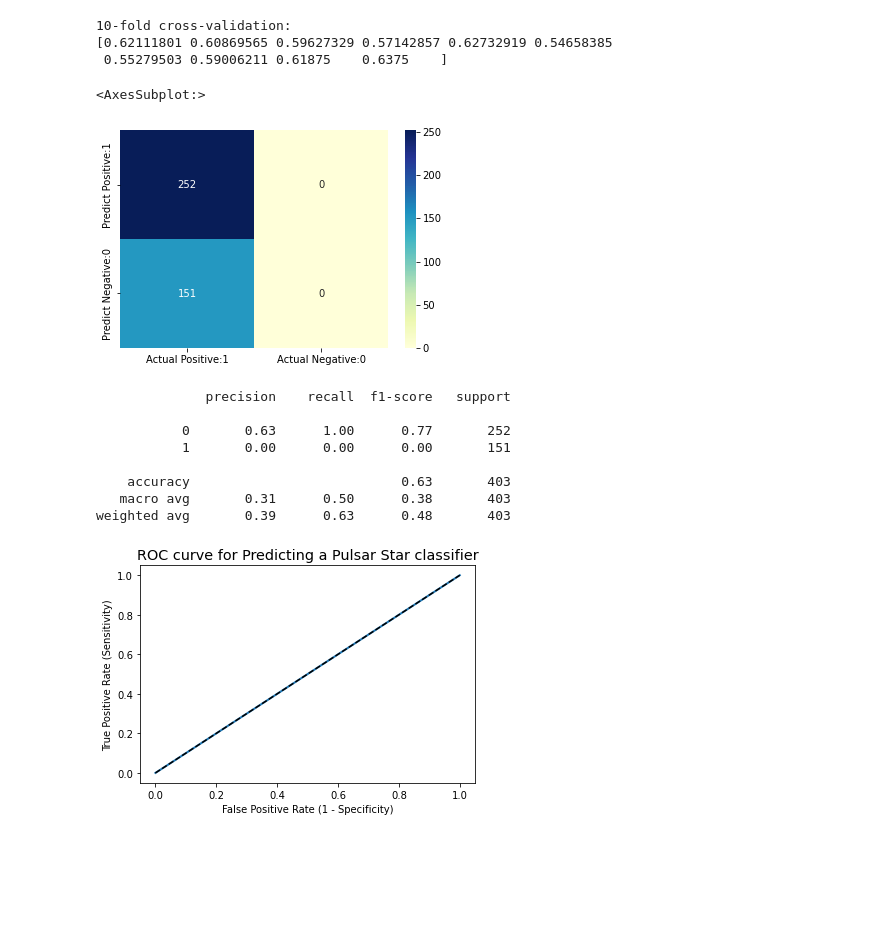
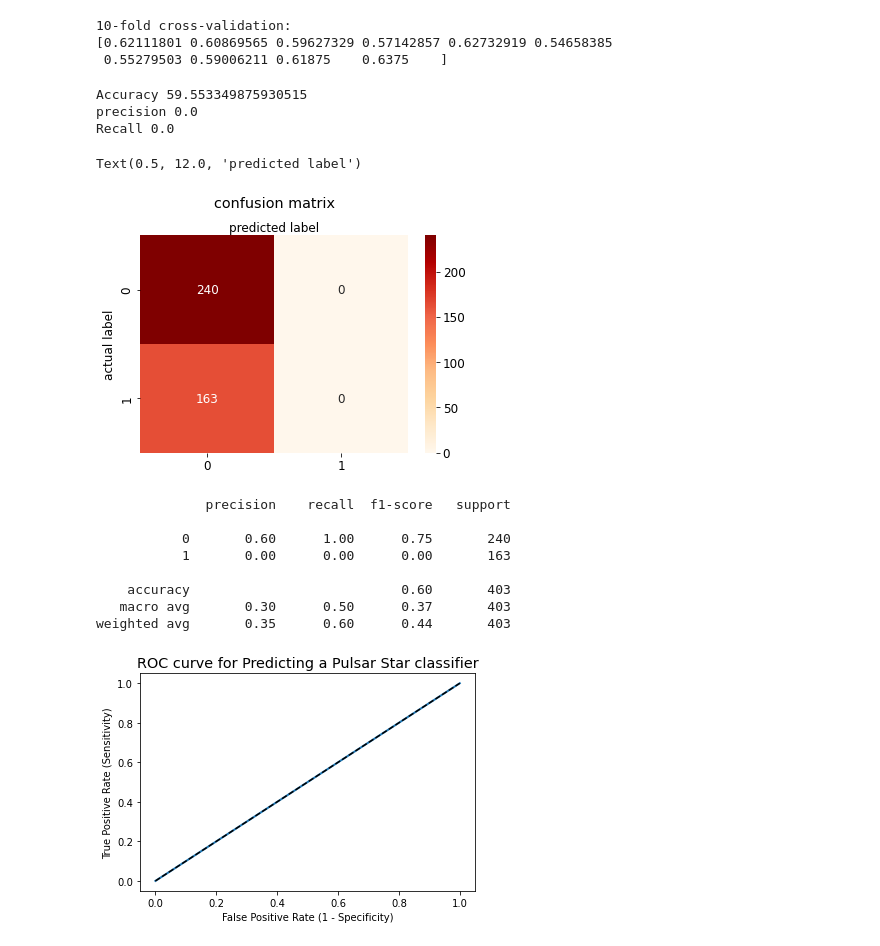
Before and after one commit to Hessah-Aljohaimy/AI-Project, a Jupyter notebook: AI_Project.ipynb, the cells around one changed output. Saved outputs shown, nothing was run; the diff lists cells and outputs as text; code cells hidden in the pictures; blank space fills up the shorter version.

```diff
--- a/AI_Project.ipynb
+++ b/AI_Project.ipynb
@@ -696,7 +696,7 @@ from sklearn.metrics import accuracy_score
 
 model_svm = svm.SVC(kernel='linear', C=1, probability=True).fit(X_train,y_train)
 print("SVM accuracy: %.2f"%model_svm.score(X_test, y_test))
-
+y_pred=model_svm.predict(X_test)
 results = cross_val_score(model_svm, X_train, y_train, cv=kfold, scoring='accuracy')
 # %% [output]
 SVM accuracy: 0.60
@@ -714,29 +714,53 @@ print(results_svm)
 10-fold cross-validation:
 [0.62111801 0.60869565 0.59627329 0.57142857 0.62732919 0.54658385
  0.55279503 0.59006211 0.61875    0.6375    ]
-# %%
-# visualize confusion matrix with seaborn heatmap
-
-cm_matrix = pd.DataFrame(data=cm, columns=['Actual Positive:1', 'Actual Negative:0'],
-                                 index=['Predict Positive:1', 'Predict Negative:0'])
-
-sns.heatmap(cm_matrix, annot=True, fmt='d', cmap='YlGnBu')
-# %% [output]
-<AxesSubplot:>
-[figure, removed]
+# %%
+import seaborn as sns
+from sklearn import metrics
+print("Accuracy",metrics.accuracy_score(y_test,y_pred)*100)
+print("precision",metrics.precision_score(y_test,y_pred)*100)
+print("Recall",metrics.recall_score(y_test,y_pred)*100)
+# %% [output]
+Accuracy 59.553349875930515
+precision 0.0
+Recall 0.0
+# %%
+# visualize confusion matrix with seaborn heatmap
+
+import numpy as np
+import matplotlib.pyplot as plt
+import seaborn as sns
+from sklearn import metrics
+
+CNF_Matrix=metrics.confusion_matrix(y_test,y_pred)
+
+class_name=[0,1]
+fig, ax = plt.subplots()
+tick_mark=np.arange(len(class_name))
+plt.xticks(tick_mark,class_name)
+plt.yticks(tick_mark,class_name)
+
+sns.heatmap(pd.DataFrame(CNF_Matrix),annot=True,cmap="OrRd",fmt='g')
+ax.xaxis.set_label_position("top")
+plt.title('confusion matrix',y=1.1)
+plt.ylabel('actual label')
+plt.xlabel('predicted label')
+# %% [output]
+Text(0.5, 12.0, 'predicted label')
+[figure, added]
 # %%
 from sklearn.metrics import classification_report
 
-print(classification_report(y_test, y_pred_test))
+print(classification_report(y_test, y_pred))
 # %% [output]
               precision    recall  f1-score   support
 
-           0       0.63      1.00      0.77       252
-           1       0.00      0.00      0.00       151
+           0       0.60      1.00      0.75       240
+           1       0.00      0.00      0.00       163
 
-    accuracy                           0.63       403
-   macro avg       0.31      0.50      0.38       403
-weighted avg       0.39      0.63      0.48       403
+    accuracy                           0.60       403
+   macro avg       0.30      0.50      0.37       403
+weighted avg       0.35      0.60      0.44       403
 # %%
 # plot ROC Curve
 
```
Also changed, not shown: parts of 1 cell of this notebook.
